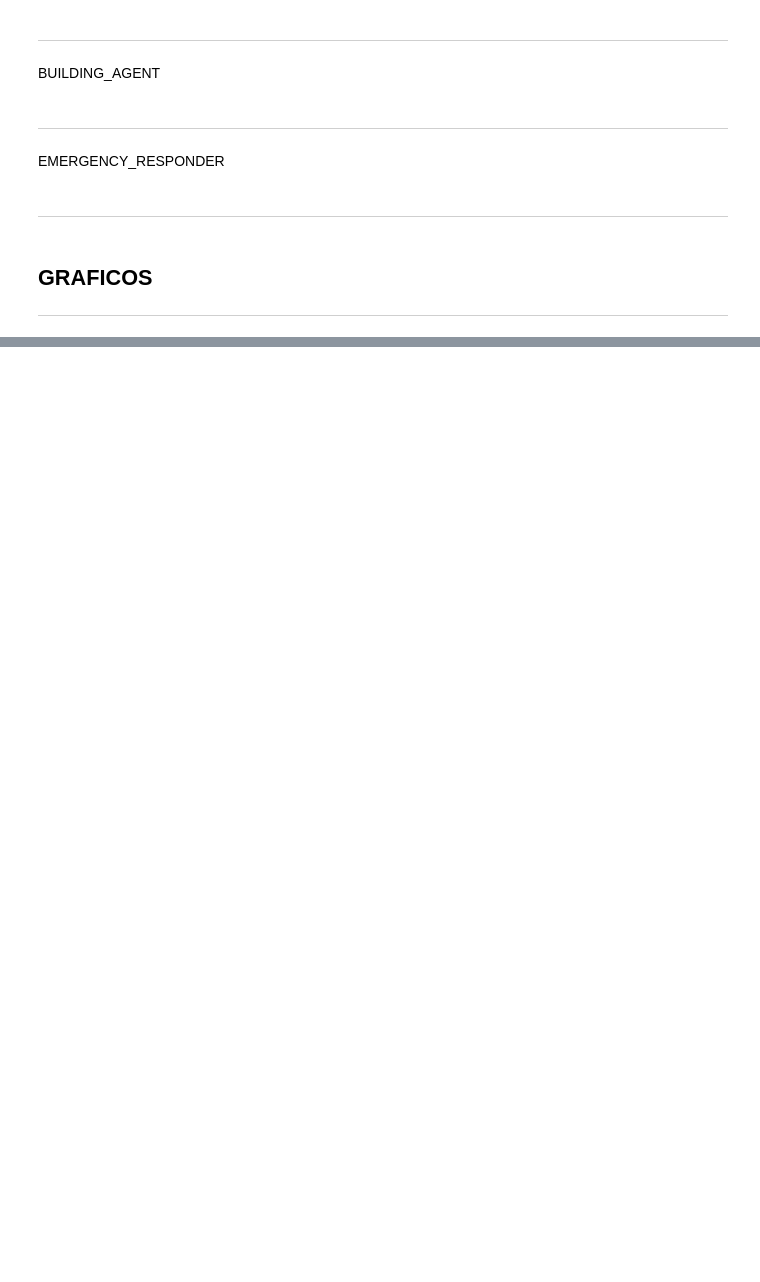
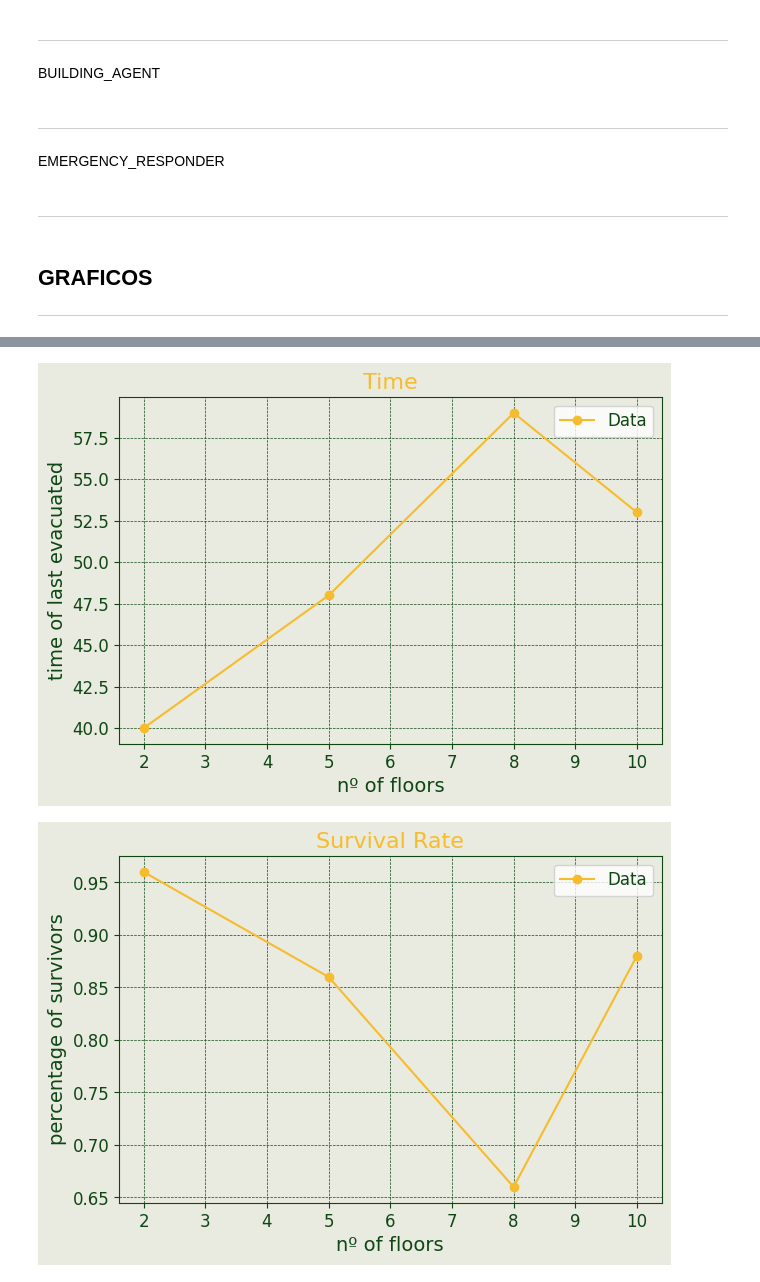
Before and after one commit to inesamorim/multi-agent-emergency-evacuation-system, a Jupyter notebook: lixo.ipynb, the cells around one changed output, grey strips where cells are left out. Saved outputs shown, nothing was run; the diff lists cells and outputs as text; code cells hidden in the pictures; blank space fills up the shorter version.

```diff
--- a/lixo.ipynb
+++ b/lixo.ipynb
@@ -284,0 +296,11 @@ plot_graph(x, y2,title="Death Rate", xlabel="total nº of occ", ylabel="percenta
+# %%
+x =  [2, 5, 8, 10]
+y1 = [40, 48, 59, 53] #Time
+y2 = [48/50, 43/50, 33/50, 44/50]
+
+plot_graph(x, y1,title="Time", xlabel="nº of floors", ylabel="time of last evacuated")
+
+plot_graph(x, y2,title="Survival Rate", xlabel="nº of floors", ylabel="percentage of survivors")
+# %% [output]
+[figure, added]
+[figure, added]
```
Also changed, not shown: parts of 6 cells of this notebook.
